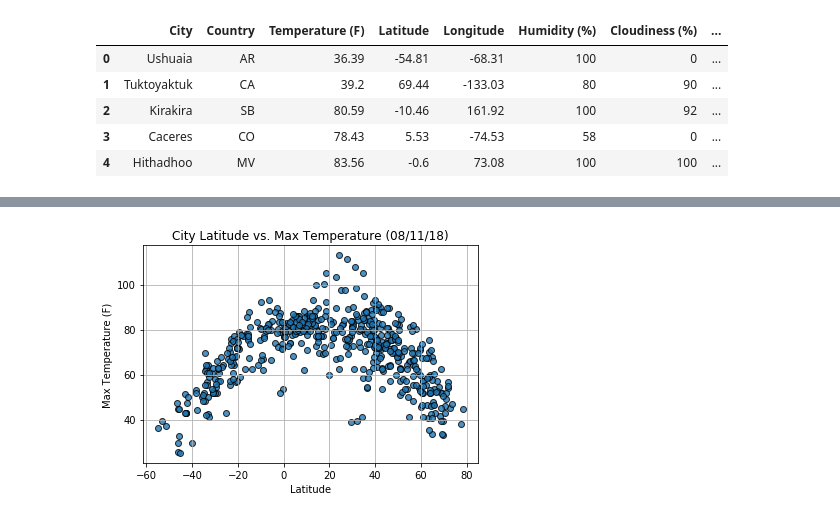
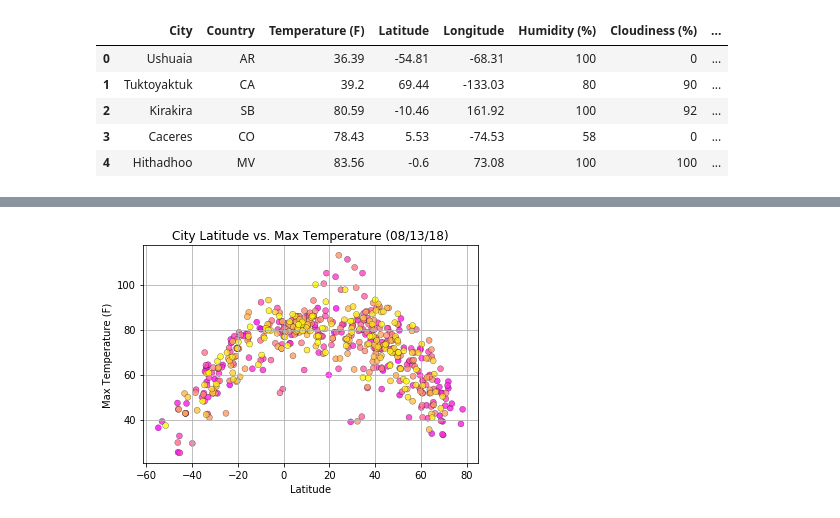
Before and after one commit to alihumes/Werk_it, a Jupyter notebook: HW6-Weather/WeatherPy.ipynb, the cells around one changed output, grey strips where cells are left out. Saved outputs shown, nothing was run; the diff lists cells and outputs as text; code cells hidden in the pictures.

```diff
--- a/HW6-Weather/WeatherPy.ipynb
+++ b/HW6-Weather/WeatherPy.ipynb
@@ -207,24 +207,26 @@ ModuleNotFoundError: No module named 'colorspacious'
 # %%
-lat= city_weather['Latitude']
-temp = city_weather['Temperature (F)']
+lat= np.array(city_weather['Latitude'])
+temp = np.array(city_weather['Temperature (F)'])
 humid = city_weather['Humidity (%)']
 clouds = city_weather['Cloudiness (%)']
 wind = city_weather['Wind Speed (mph)']
+t= np.arange(533)
 # %%
-plt.scatter(lat,temp, edgecolor='black', linewidths=1, cmap='cool', marker="o", alpha=0.8)
+plt.scatter(lat,temp, c=t, cmap='spring', edgecolor="k", linewidths=.3, marker="o", alpha=0.8)
+
 
 # Incorporate the other graph properties
 
 plt.title("City Latitude vs. Max Temperature (%s)" % time.strftime("%x"))
 plt.ylabel("Max Temperature (F)")
 plt.xlabel("Latitude")
 plt.grid(True)
 
 # Save the figure
 plt.savefig("output_data/Fig1.png")
 
 # Show plot
 plt.show()
 # %% [output]
-[figure, old version]
+[figure, new version]
 # %%
```
Also changed, not shown: parts of 3 cells of this notebook, 3 other files.
